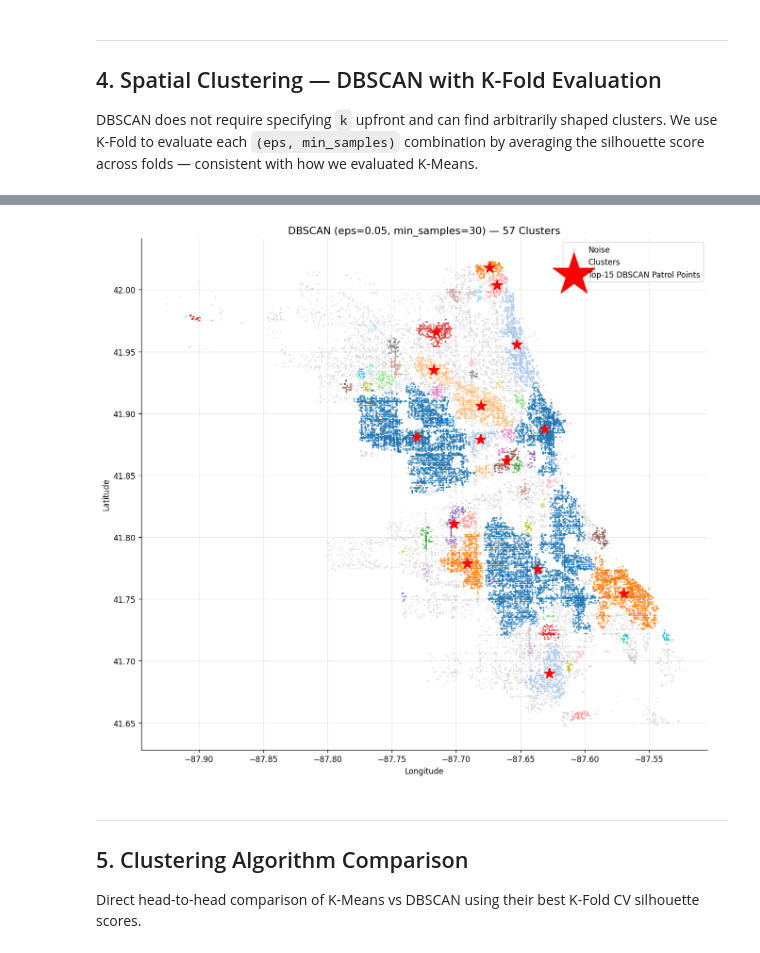
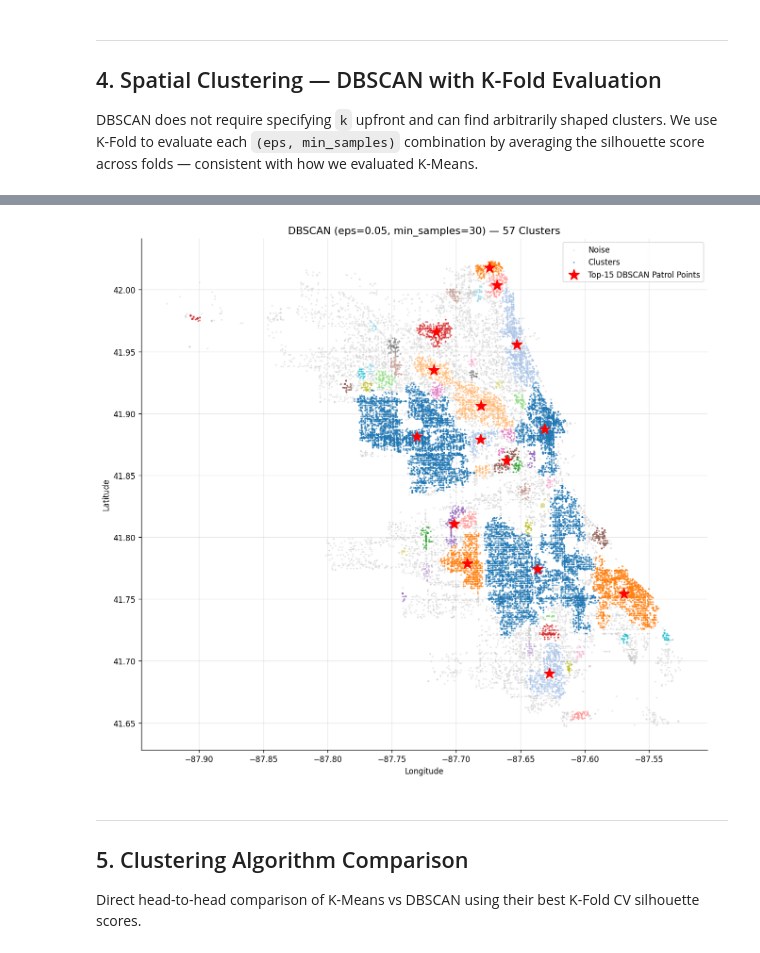
Before and after one commit to Lucas-Jones7/DataMining_FinalProject, a Jupyter notebook: chicago_crime_pipeline_v2.ipynb, the cells around one changed output, grey strips where cells are left out. Saved outputs shown, nothing was run; the diff lists cells and outputs as text; code cells hidden in the pictures.

```diff
--- a/chicago_crime_pipeline_v2.ipynb
+++ b/chicago_crime_pipeline_v2.ipynb
@@ -467,29 +472,29 @@ Top 15 DBSCAN patrol zones by crime density:
 # %%
 plt.figure(figsize=(11, 10))
 mask_noise = best_db_labels == -1
 plt.scatter(
     df_db.loc[mask_noise, 'Longitude'], df_db.loc[mask_noise, 'Latitude'],
     c='lightgray', s=1.5, alpha=0.4, label='Noise'
 )
 plt.scatter(
     df_db.loc[~mask_noise, 'Longitude'], df_db.loc[~mask_noise, 'Latitude'],
     c=best_db_labels[~mask_noise], cmap='tab20', s=1.5, alpha=0.5, label='Clusters'
 )
 # Mark top 15 DBSCAN patrol points
 top_db = db_centroids_df.head(15)
 plt.scatter(
     top_db['Longitude'], top_db['Latitude'],
     c='red', s=200, marker='*', zorder=5, label='Top-15 DBSCAN Patrol Points'
 )
 plt.xlabel('Longitude')
 plt.ylabel('Latitude')
 plt.title(f'DBSCAN (eps={best_eps}, min_samples={best_min_s}) — {n_db_clusters} Clusters', fontsize=13)
-plt.legend(markerscale=4, fontsize=10)
+plt.legend(markerscale=1, fontsize=10)
 plt.tight_layout()
 plt.savefig('dbscan_clusters.png', bbox_inches='tight')
 plt.show()
 # %% [output]
-[figure, old version]
+[figure, new version]
 # %% [markdown]
 ---
 ## 5. Clustering Algorithm Comparison
```
Also changed, not shown: parts of 4 cells of this notebook.
